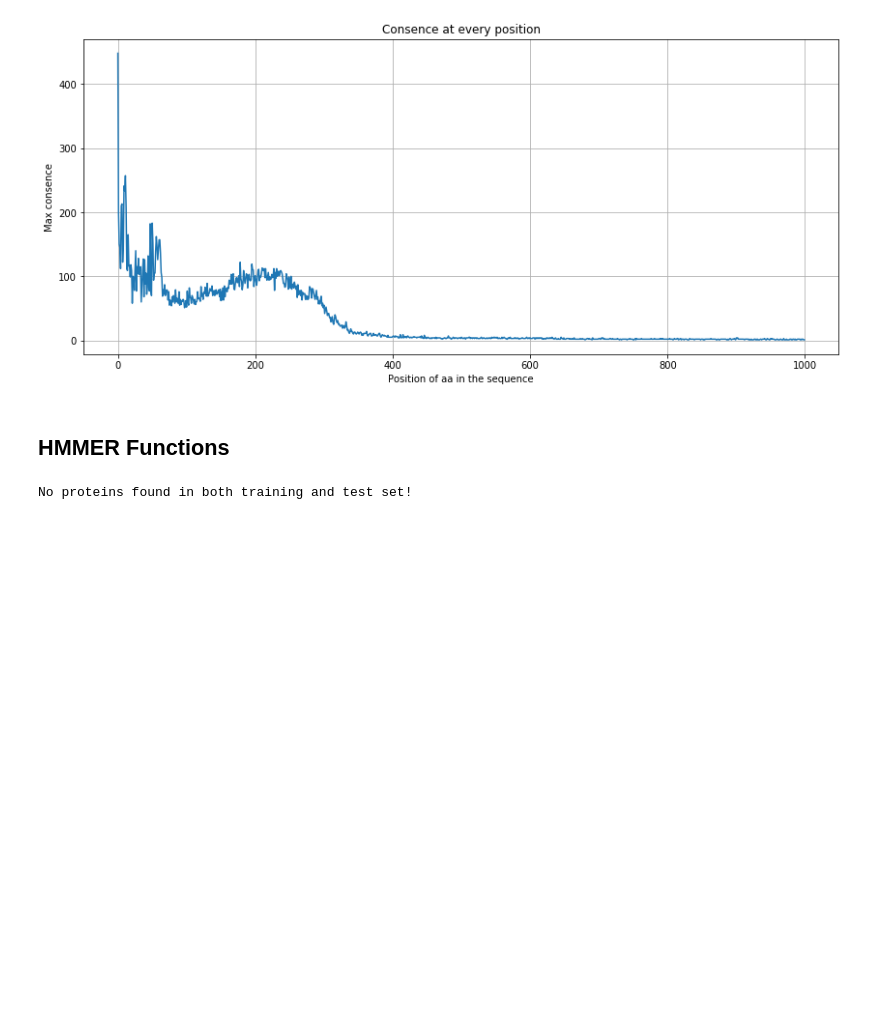
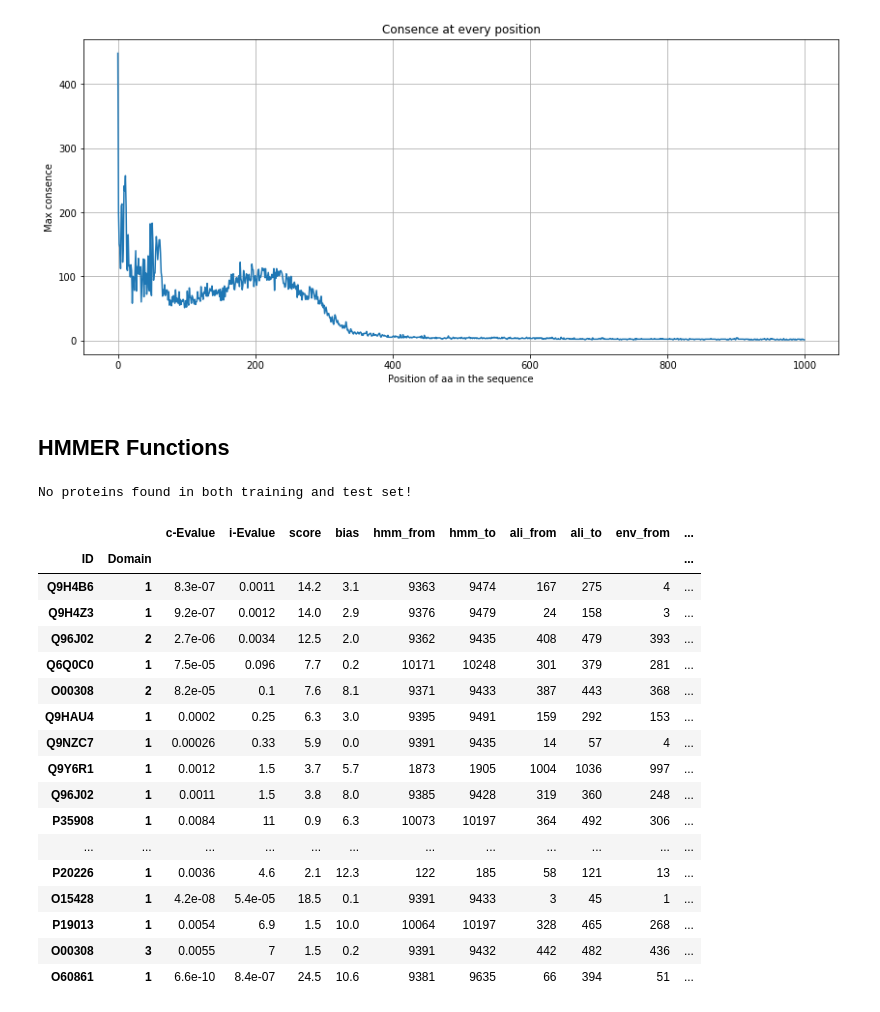
Before and after one commit to damiclem/proteincake, a Jupyter notebook: Helping function (temp).ipynb, the cells around one changed output. Drawn from its saved outputs; the diff is of its cells as text; code cells hidden in the pictures; blank space fills up the shorter version.

```diff
--- a/Helping function (temp).ipynb
+++ b/Helping function (temp).ipynb
@@ -168,4 +168,99 @@ else:
     print('{} have been found in both training and test set.'.format(n))
 # %% [output]
 No proteins found in both training and test set!
+# %%
+"""
+HMM Result Parser: take as input an HMM_domtblout file and create a dictionary with keys the target-name of the
+significant proteins.
+Every key is a has a value a dictionary with as key the domain number and as value some statistics about the results of the HMM
+"""
+def hmm_parser_to_dict(path, is_df = False):
+    with open(path) as results:
+        # Analyze HMM model
+        # Init dict
+        my_dict = {}
+        ineer_keys = ['c']
+        # Parse result table
+        for lines in results:
+            if lines[0:2] == 'sp':
+                line = lines.split()
+                key = line[0].split('|')
+                if key[1] not in my_dict.keys():
+                    n = 1
+                    my_dict[key[1]] = {'domain_{}'.format(n): {'c-evalue': line[11],
+                                                               'i-evalue': line[12],
+                                                               'score': line[13]}}
+                    n+=1
+                else:
+                    my_dict[key[1]]['domain_{}'.format(n)] = {'c-evalue': line[11], 'i-evalue': line[12], 'score': line[13]}
+                    n+=1
+        # If is_df is True we return a DataFrame
+        if is_df:
+            values = {(outer, inner): values for outer, innerDict in hmm_results.items() for inner, values in innerDict.items()}
+            return pd.DataFrame(values).transpose()
+        # If is_df is False we return a dict
+        else:
+            return my_dict
+
+
+"""
+Parse the HMM results such that we return a Dataframe with multindex (ID, domain number) and values some statistics about
+the domain.
+"""
+def hmm_parser(path):
+    with open(path) as results:
+        # Analyze HMM model
+        # Columns
+        results.__next__()
+        col = results.__next__().split()[14:-3]
+        col[4], col[5] = 'hmm_{}'.format(col[4]), 'hmm_{}'.format(col[5])
+        col[6], col[7] = 'ali_{}'.format(col[6]), 'ali_{}'.format(col[7])
+        col[8], col[9] = 'env_{}'.format(col[8]), 'env_{}'.format(col[9])
+        # Init MultiIndex and Values
+        outer, inner = [], []
+        values = []
+        # We cycle in the rows to get ID, domain and values
+        for lines in results:
+            if lines[0:2] == 'sp':
+                line = lines.split()
+                # Here we get the values
+                values.append(line[11:22])
+                # Here we get the multindex
+                key = line[0].split('|')[1]
+                if key not in outer:
+                    n = 1
+                    outer.append(key)
+                    inner.append(1)
+                else:
+                    outer.append(key)
+                    inner.append(n)
+                n += 1
+        # Create the MultiIndex
+        arrays = [outer, inner]
+        index = pd.MultiIndex.from_arrays(arrays, names=('ID', 'Domain'))
+        # Return df
+        df = pd.DataFrame(values, columns=col, index=index)
+        return df
+
+df = hmm_parser(path='results//HMM_domtblout_all').sort_values(by=['i-Evalue'])
+df.head(20)
+# %% [output]
+|  |  | c-Evalue | i-Evalue | score | bias | hmm_from | hmm_to | ali_from | ali_to | env_from | ... |
+| ID | Domain |  |  |  |  |  |  |  |  |  | ... |
+| Q9H4B6 | 1 | 8.3e-07 | 0.0011 | 14.2 | 3.1 | 9363 | 9474 | 167 | 275 | 4 | ... |
+| Q9H4Z3 | 1 | 9.2e-07 | 0.0012 | 14.0 | 2.9 | 9376 | 9479 | 24 | 158 | 3 | ... |
+| Q96J02 | 2 | 2.7e-06 | 0.0034 | 12.5 | 2.0 | 9362 | 9435 | 408 | 479 | 393 | ... |
+| Q6Q0C0 | 1 | 7.5e-05 | 0.096 | 7.7 | 0.2 | 10171 | 10248 | 301 | 379 | 281 | ... |
+| O00308 | 2 | 8.2e-05 | 0.1 | 7.6 | 8.1 | 9371 | 9433 | 387 | 443 | 368 | ... |
+| Q9HAU4 | 1 | 0.0002 | 0.25 | 6.3 | 3.0 | 9395 | 9491 | 159 | 292 | 153 | ... |
+| Q9NZC7 | 1 | 0.00026 | 0.33 | 5.9 | 0.0 | 9391 | 9435 | 14 | 57 | 4 | ... |
+| Q9Y6R1 | 1 | 0.0012 | 1.5 | 3.7 | 5.7 | 1873 | 1905 | 1004 | 1036 | 997 | ... |
+| Q96J02 | 1 | 0.0011 | 1.5 | 3.8 | 8.0 | 9385 | 9428 | 319 | 360 | 248 | ... |
+| P35908 | 1 | 0.0084 | 11 | 0.9 | 6.3 | 10073 | 10197 | 364 | 492 | 306 | ... |
+| ... | ... | ... | ... | ... | ... | ... | ... | ... | ... | ... | ... |
+| P20226 | 1 | 0.0036 | 4.6 | 2.1 | 12.3 | 122 | 185 | 58 | 121 | 13 | ... |
+| O15428 | 1 | 4.2e-08 | 5.4e-05 | 18.5 | 0.1 | 9391 | 9433 | 3 | 45 | 1 | ... |
+| P19013 | 1 | 0.0054 | 6.9 | 1.5 | 10.0 | 10064 | 10197 | 328 | 465 | 268 | ... |
+| O00308 | 3 | 0.0055 | 7 | 1.5 | 0.2 | 9391 | 9432 | 442 | 482 | 436 | ... |
+| O60861 | 1 | 6.6e-10 | 8.4e-07 | 24.5 | 10.6 | 9381 | 9635 | 66 | 394 | 51 | ... |
 # %%
```
Also changed, not shown: parts of 1 cell of this notebook.
